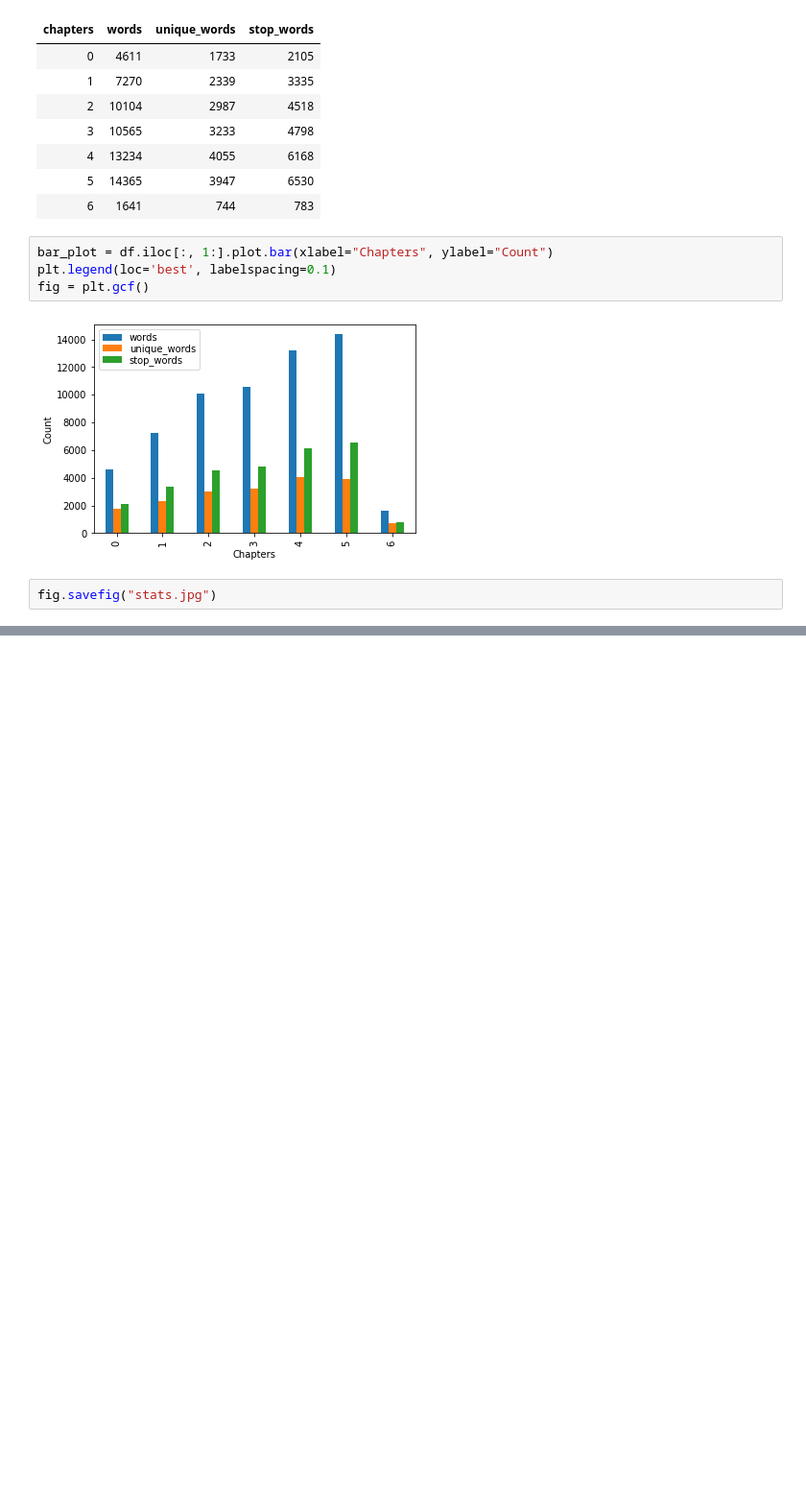
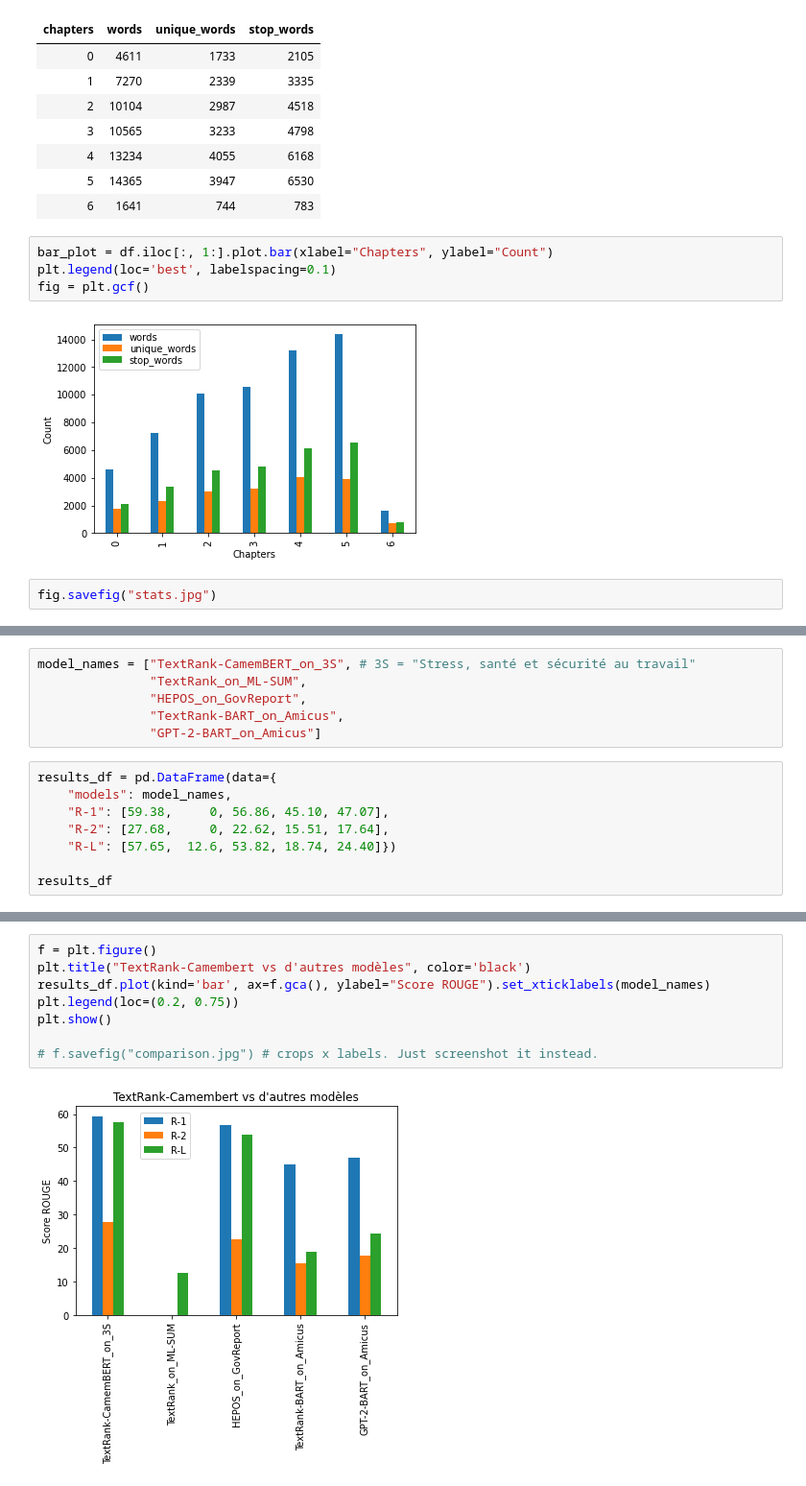
Before and after one commit to ahmed-moubtahij/Long-Document-Summarization, a Jupyter notebook: data_analysis.ipynb, the cells around one changed output, grey strips where cells are left out. Shown: that part at 96% size. Saved outputs shown, nothing was run; the diff lists cells and outputs as text; blank space fills up the shorter version.

Commit message:
comparison with other models scores

```diff
--- a/data_analysis.ipynb
+++ b/data_analysis.ipynb
@@ -66,0 +70,14 @@ fig.savefig("stats.jpg")
+# %%
+model_names = ["TextRank-CamemBERT_on_3S", # 3S = "Stress, santé et sécurité au travail"
+               "TextRank_on_ML-SUM",
+               "HEPOS_on_GovReport",
+               "TextRank-BART_on_Amicus",
+               "GPT-2-BART_on_Amicus"]
+# %%
+results_df = pd.DataFrame(data={
+    "models": model_names,
+    "R-1": [59.38,     0, 56.86, 45.10, 47.07],
+    "R-2": [27.68,     0, 22.62, 15.51, 17.64],
+    "R-L": [57.65,  12.6, 53.82, 18.74, 24.40]})
+
+results_df
@@ -66,0 +91,10 @@ fig.savefig("stats.jpg")
+# %%
+f = plt.figure()
+plt.title("TextRank-Camembert vs d'autres modèles", color='black')
+results_df.plot(kind='bar', ax=f.gca(), ylabel="Score ROUGE").set_xticklabels(model_names)
+plt.legend(loc=(0.2, 0.75))
+plt.show()
+
+# f.savefig("comparison.jpg") # crops x labels. Just screenshot it instead.
+# %% [output]
+[figure, added]
```
Also changed, not shown: parts of 2 cells of this notebook, 1 other file.
